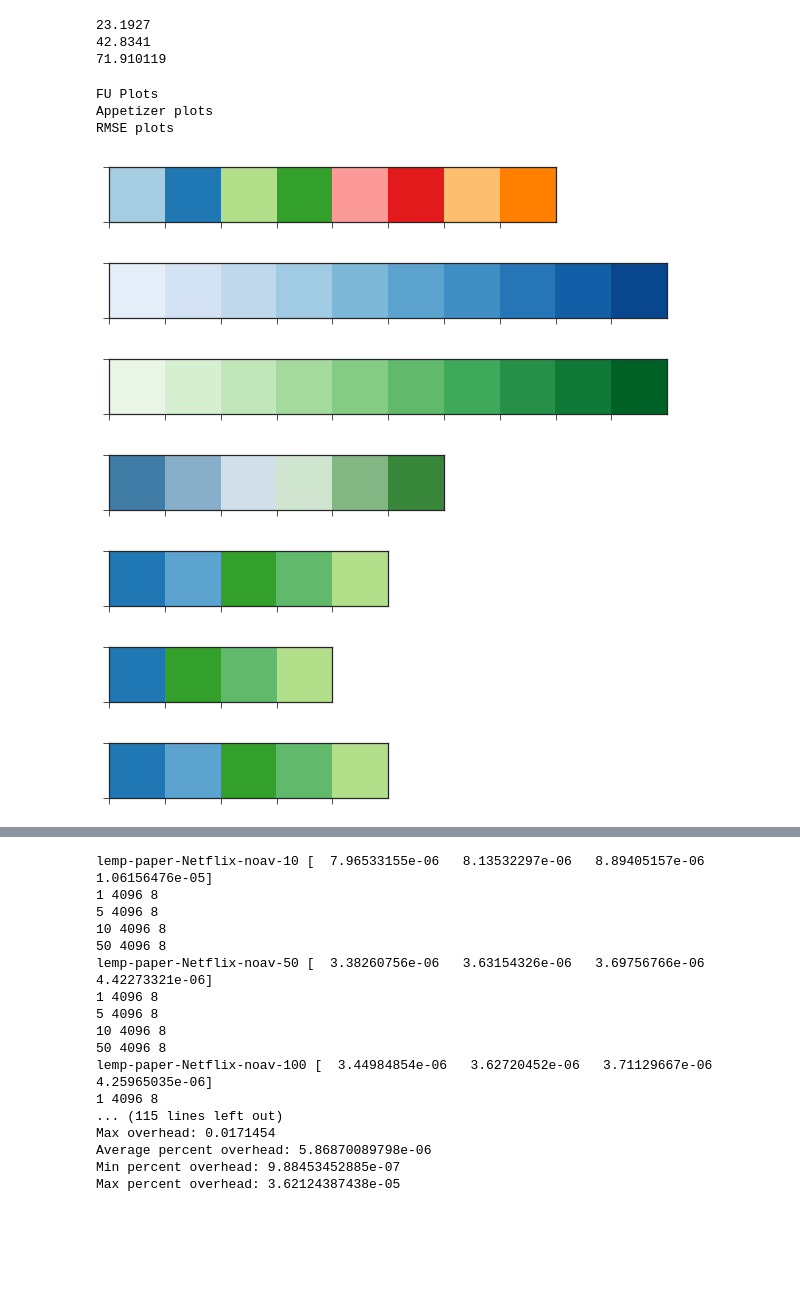
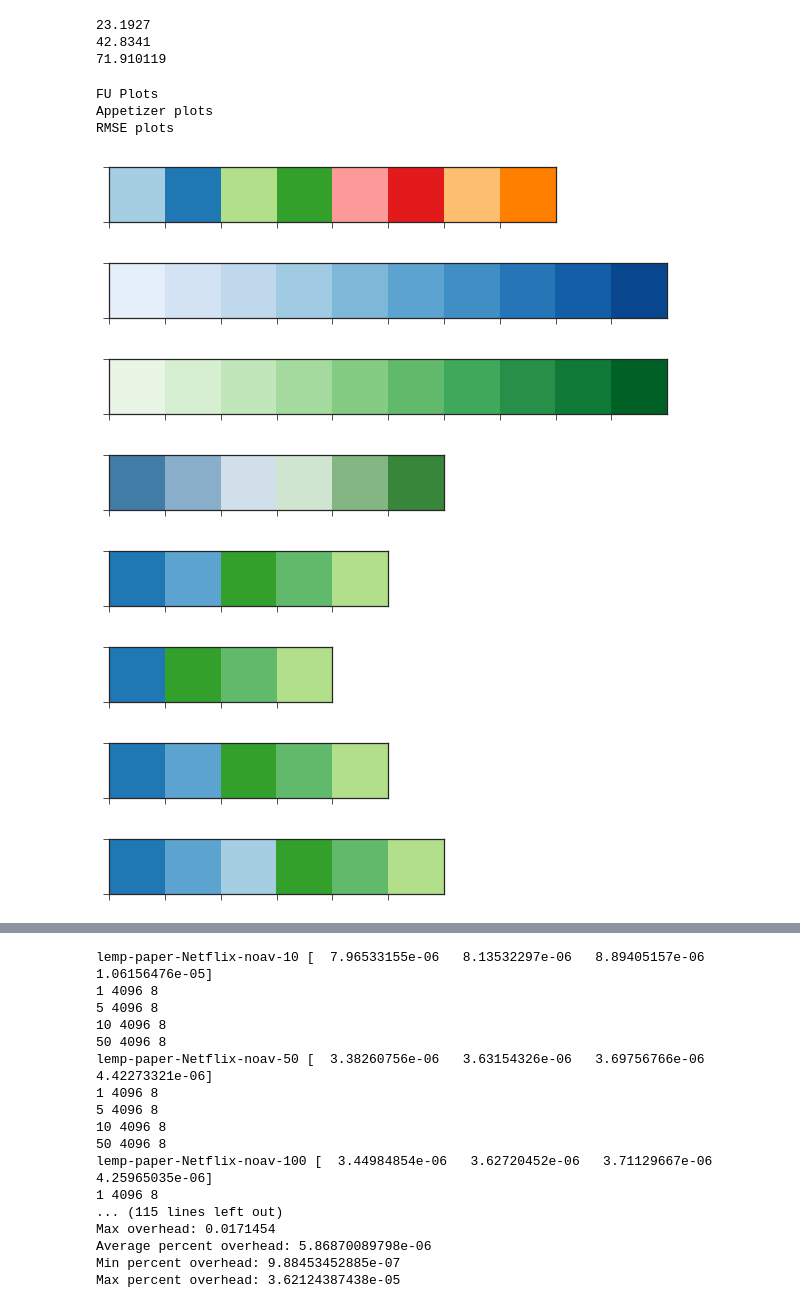
Before and after one commit to stanford-futuredata/optimus-maximus, a Jupyter notebook: plots/simdex-plots.ipynb, the cells around one changed output, grey strips where cells are left out. Saved outputs shown, nothing was run; the diff lists cells and outputs as text; code cells hidden in the pictures; blank space fills up the shorter version.

```diff
--- a/plots/simdex-plots.ipynb
+++ b/plots/simdex-plots.ipynb
@@ -107,31 +110,33 @@ print(fexipro_si_df.query('model == "nomad-Netflix-25-reg-0.05" and K == 1')['co
 palette = sns.color_palette('Paired', 4)
 blue_palette = sns.color_palette('Blues', 10)
 green_palette = sns.color_palette('Greens', 10)
 f_u_palette = [palette[1], blue_palette[-5], palette[3], green_palette[-5], palette[2]]
 # appetizer_palette = [palette[1], palette[3]]
 appetizer_palette = f_u_palette[0:1] + f_u_palette[2:]
 # rmse_reg_palette = [palette[1], palette[0], palette[3]]
 rmse_reg_palette = f_u_palette #[blue_palette[-5], palette[0], palette[3], green_palette[-5], palette[2]]
 # rmse_reg_palette = [f_u_palette[3], f_u_palette[1], f_u_palette[4], f_u_palette[2], f_u_palette[5]]
-
+all_palette = [palette[1], blue_palette[-5], palette[0], palette[3], green_palette[-5], palette[2]]
 sns.palplot(sns.color_palette('Paired', 8))
 sns.palplot(sns.color_palette('Blues', 10))
 sns.palplot(sns.color_palette('Greens', 10))
 sns.palplot(sns.diverging_palette(240, 128, n=6))
 print('FU Plots')
 sns.palplot(f_u_palette)
 print('Appetizer plots')
 sns.palplot(appetizer_palette)
 print('RMSE plots')
 sns.palplot(rmse_reg_palette)
+sns.palplot(all_palette)
 # %% [output]
 FU Plots
 Appetizer plots
 RMSE plots
 [figure]
 [figure]
 [figure]
 [figure]
 [figure]
 [figure]
 [figure]
+[figure, added]
```
Also changed, not shown: parts of 5 cells of this notebook, 1 other file.
